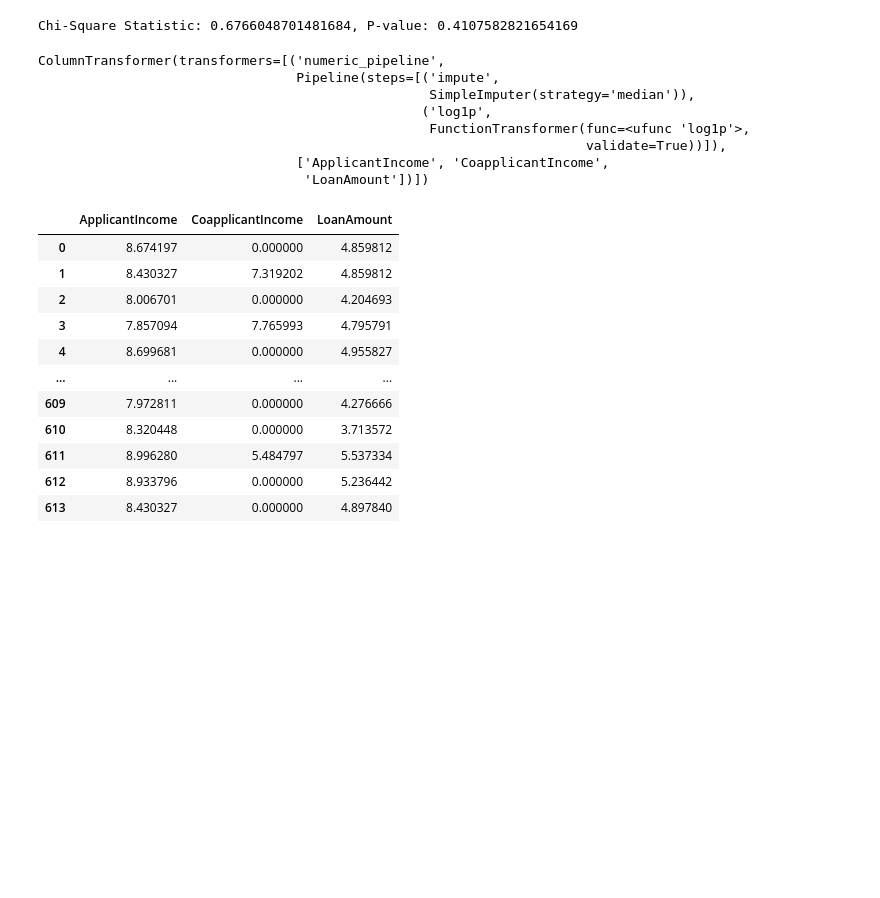
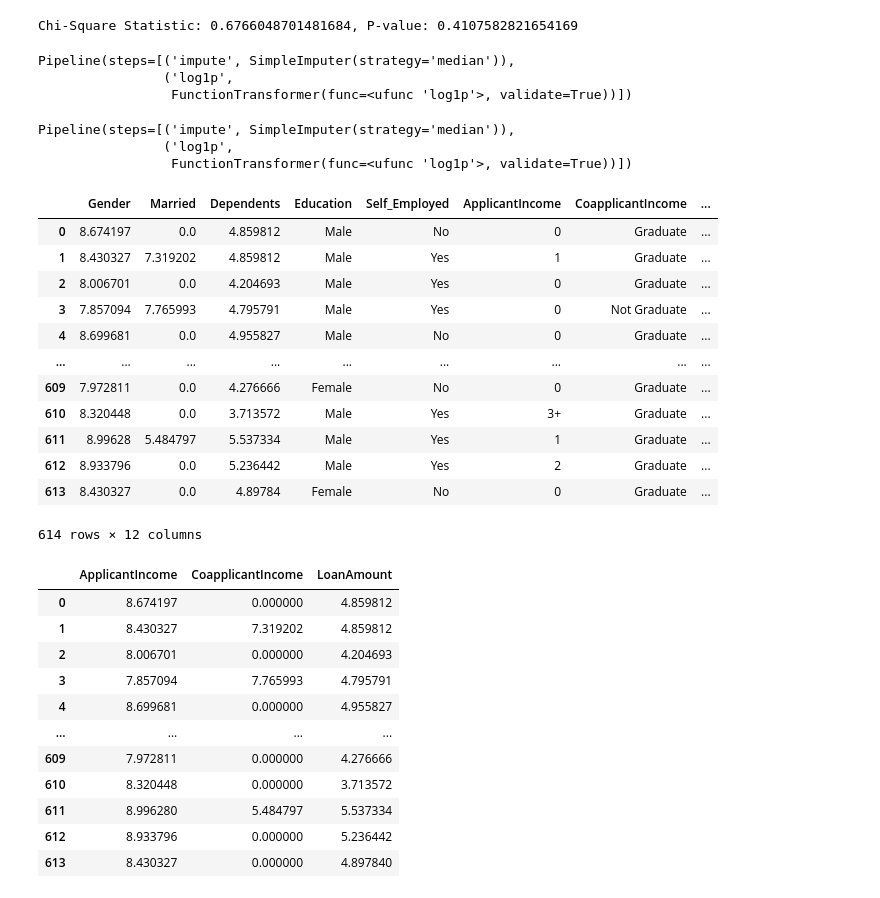
Before and after one commit to EdwinVivek/loan-eligibility-prediction, a Jupyter notebook: loan_eligibility_prediction.ipynb, the cells around one changed output. Saved outputs shown, nothing was run; the diff lists cells and outputs as text; code cells hidden in the pictures; blank space fills up the shorter version.

Commit message:
optimized pipelines

```diff
--- a/loan_eligibility_prediction.ipynb
+++ b/loan_eligibility_prediction.ipynb
@@ -221,6 +221,12 @@ chi2, p, _, _ = chi2_contingency(contingency_table)
 print(f"Chi-Square Statistic: {chi2}, P-value: {p}")
 # %% [output]
 Chi-Square Statistic: 0.6766048701481684, P-value: 0.4107582821654169
+# %%
+numeric_pipeline
+# %% [output]
+Pipeline(steps=[('impute', SimpleImputer(strategy='median')),
+                ('log1p',
+                 FunctionTransformer(func=<ufunc 'log1p'>, validate=True))])
 # %%
 numeric_pipeline = Pipeline(steps=[
     ("impute", SimpleImputer(missing_values=np.nan, strategy='median')),
@@ -228,17 +234,8 @@ numeric_pipeline = Pipeline(steps=[
 
 ])
 
-numeric_transforms = ColumnTransformer(transformers=[
-    ("numeric_pipeline", numeric_pipeline, numeric_cols),
-])
-
-numeric_transforms
+numeric_pipeline
 # %% [output]
-ColumnTransformer(transformers=[('numeric_pipeline',
-                                 Pipeline(steps=[('impute',
-                                                  SimpleImputer(strategy='median')),
-                                                 ('log1p',
-                                                  FunctionTransformer(func=<ufunc 'log1p'>,
-                                                                      validate=True))]),
-                                 ['ApplicantIncome', 'CoapplicantIncome',
-                                  'LoanAmount'])])
+Pipeline(steps=[('impute', SimpleImputer(strategy='median')),
+                ('log1p',
+                 FunctionTransformer(func=<ufunc 'log1p'>, validate=True))])
@@ -245 +246,19 @@ ColumnTransformer(transformers=[('numeric_pipeline',
+# %%
+numeric_transformed_loan = numeric_transforms.fit_transform(loan)
+numeric_transformed_loan_df = pd.DataFrame(numeric_transformed, columns=loan.columns, index=loan.index)
+numeric_transformed_loan_df
+# %% [output]
+|  | Gender | Married | Dependents | Education | Self_Employed | ApplicantIncome | CoapplicantIncome | ... |
+| 0 | 8.674197 | 0.0 | 4.859812 | Male | No | 0 | Graduate | ... |
+| 1 | 8.430327 | 7.319202 | 4.859812 | Male | Yes | 1 | Graduate | ... |
+| 2 | 8.006701 | 0.0 | 4.204693 | Male | Yes | 0 | Graduate | ... |
+| 3 | 7.857094 | 7.765993 | 4.795791 | Male | Yes | 0 | Not Graduate | ... |
+| 4 | 8.699681 | 0.0 | 4.955827 | Male | No | 0 | Graduate | ... |
+| ... | ... | ... | ... | ... | ... | ... | ... | ... |
+| 609 | 7.972811 | 0.0 | 4.276666 | Female | No | 0 | Graduate | ... |
+| 610 | 8.320448 | 0.0 | 3.713572 | Male | Yes | 3+ | Graduate | ... |
+| 611 | 8.99628 | 5.484797 | 5.537334 | Male | Yes | 1 | Graduate | ... |
+| 612 | 8.933796 | 0.0 | 5.236442 | Male | Yes | 2 | Graduate | ... |
+| 613 | 8.430327 | 0.0 | 4.89784 | Female | No | 0 | Graduate | ... |
+614 rows × 12 columns
 # %%
```
Also changed, not shown: parts of 16 cells of this notebook.
